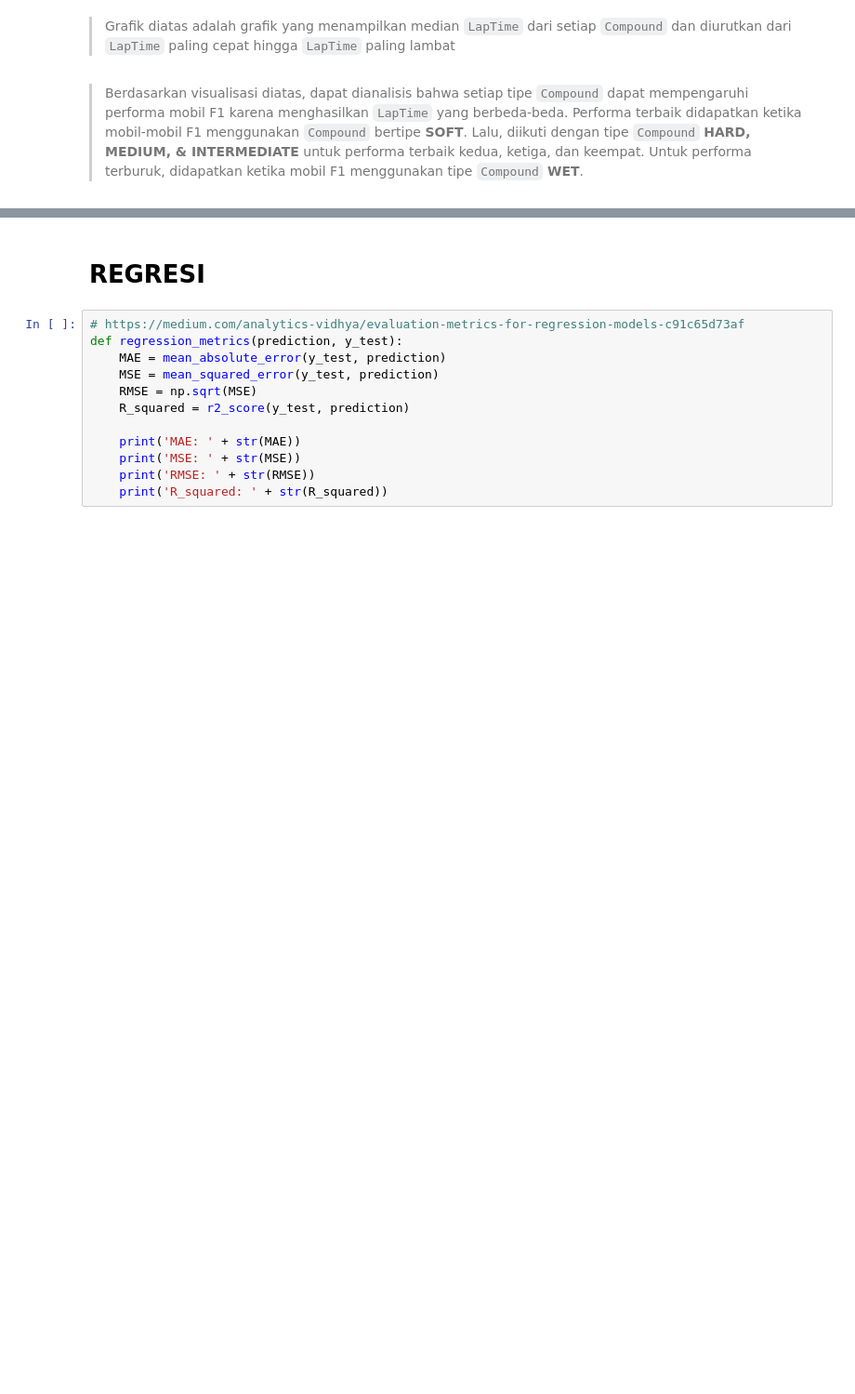
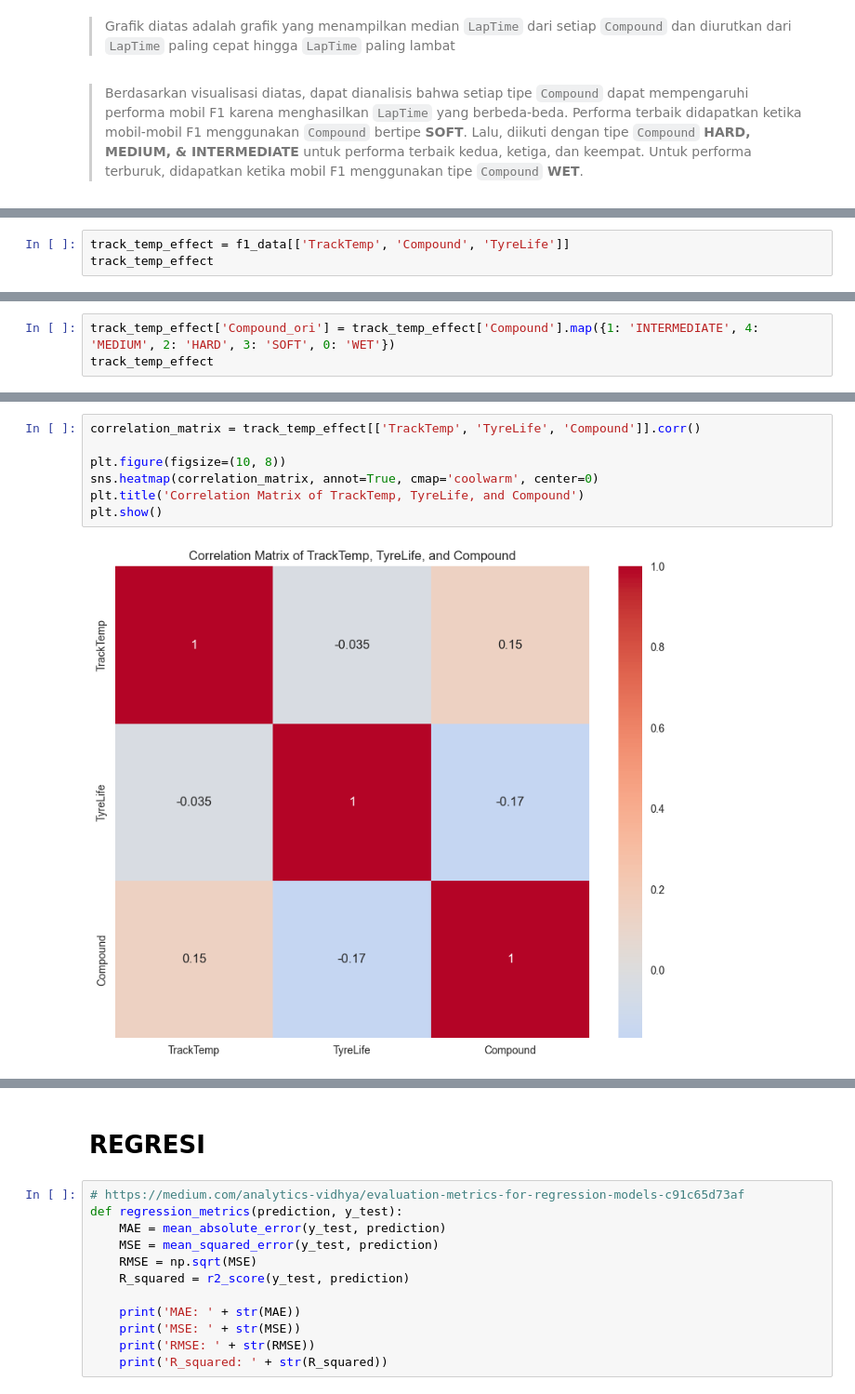
Before and after one commit to F1-biasa-aja/F1-kasdd, a Jupyter notebook: Code_RizkyPrawiraNegoro.ipynb, the cells around one changed output, grey strips where cells are left out. Shown at 93% size. Cells and saved outputs as stored; diff of their text form; blank space fills up the shorter version.

```diff
--- a/Code_RizkyPrawiraNegoro.ipynb
+++ b/Code_RizkyPrawiraNegoro.ipynb
@@ -451,0 +466,3 @@ plt.show()
+# %%
+track_temp_effect = f1_data[['TrackTemp', 'Compound', 'TyreLife']]
+track_temp_effect
@@ -451,0 +483,3 @@ plt.show()
+# %%
+track_temp_effect['Compound_ori'] = track_temp_effect['Compound'].map({1: 'INTERMEDIATE', 4: 'MEDIUM', 2: 'HARD', 3: 'SOFT', 0: 'WET'})
+track_temp_effect
@@ -451,0 +505,9 @@ plt.show()
+# %%
+correlation_matrix = track_temp_effect[['TrackTemp', 'TyreLife', 'Compound']].corr()
+
+plt.figure(figsize=(10, 8))
+sns.heatmap(correlation_matrix, annot=True, cmap='coolwarm', center=0)
+plt.title('Correlation Matrix of TrackTemp, TyreLife, and Compound')
+plt.show()
+# %% [output]
+[figure, added]
```
Also changed, not shown: parts of 13 cells of this notebook, 7 other files.
